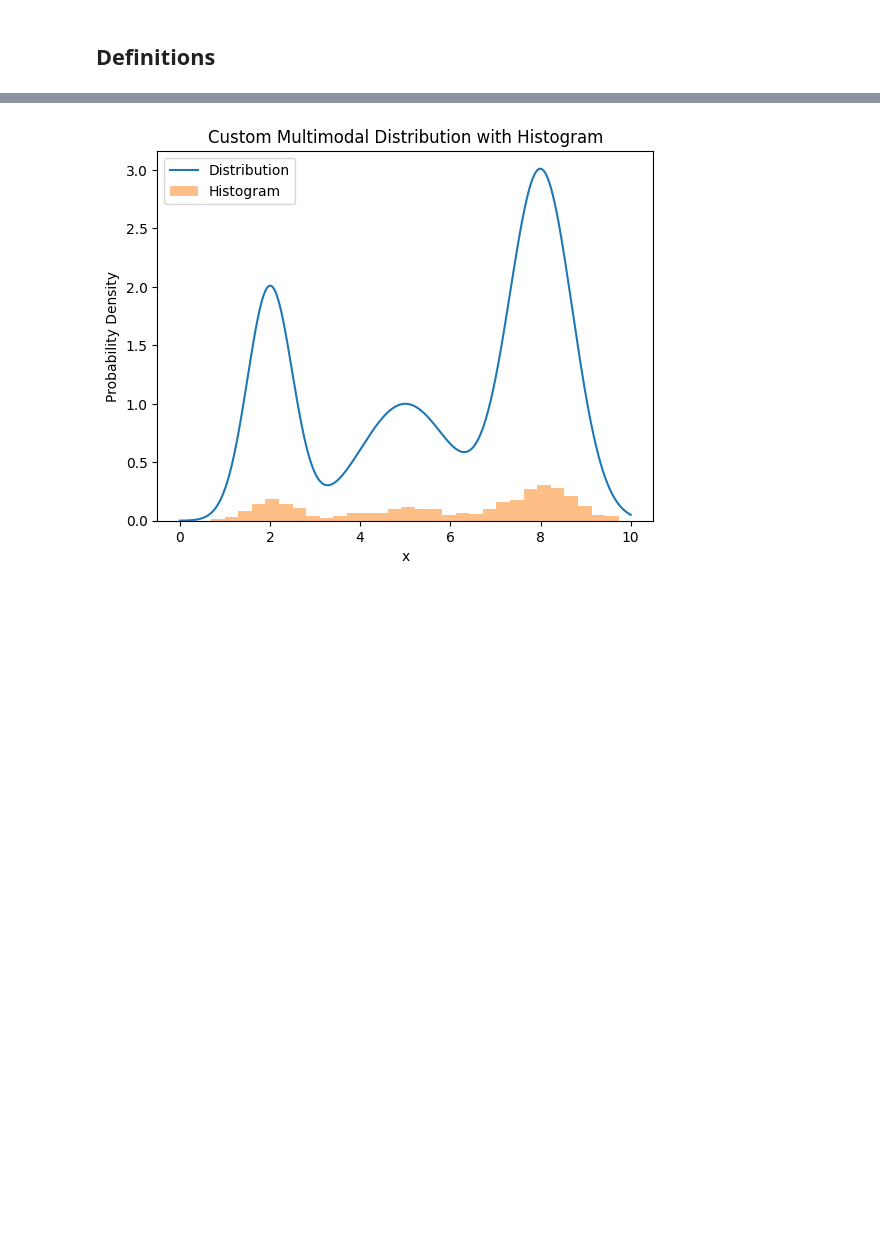
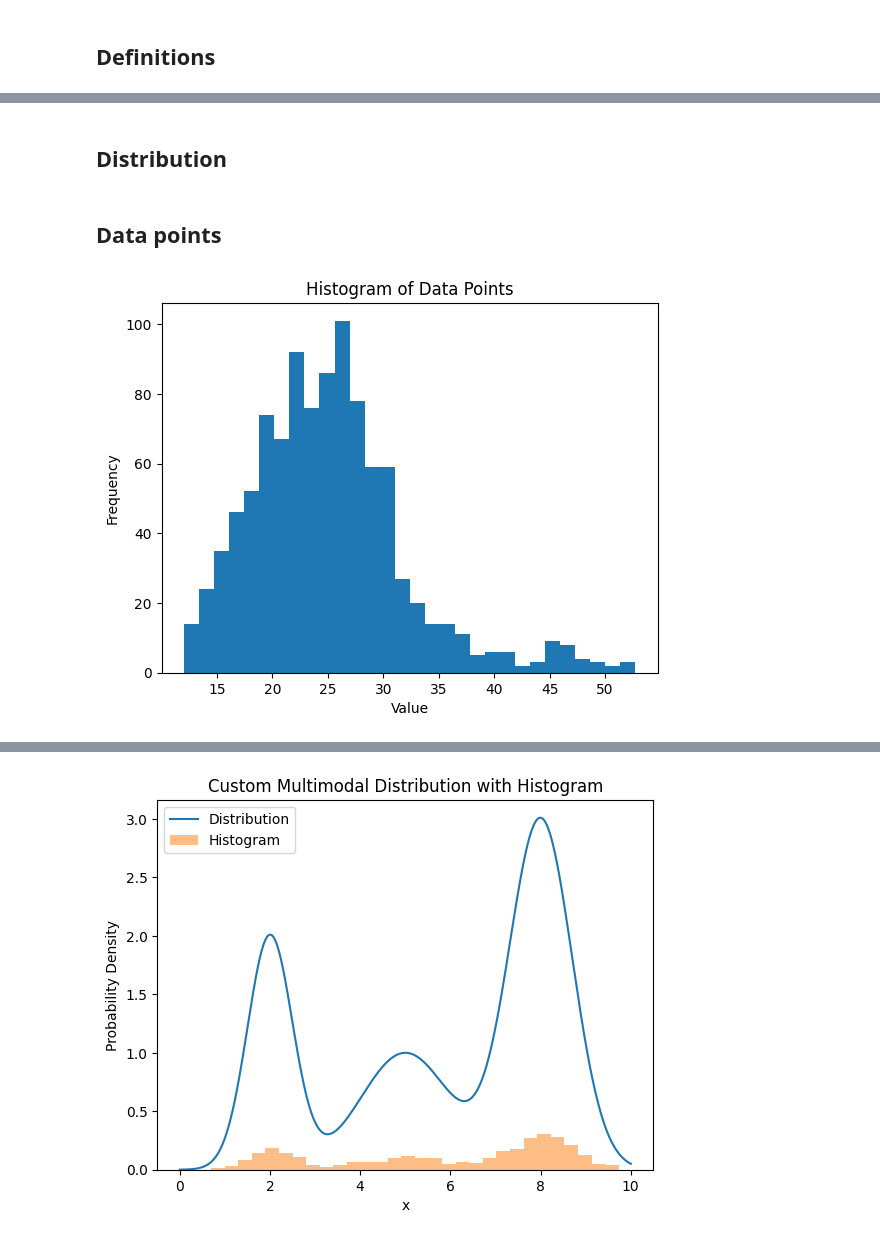
Before and after one commit to luquelab/lab-data-science, a Jupyter notebook: notebooks/generate_multimodal_data.ipynb, the cells around one changed output, grey strips where cells are left out. Drawn from its saved outputs; the diff is of its cells as text; code cells hidden in the pictures; blank space fills up the shorter version.

Commit message:
Define a function to generate data points. #1.

```diff
--- a/notebooks/generate_multimodal_data.ipynb
+++ b/notebooks/generate_multimodal_data.ipynb
@@ -121,0 +96,23 @@ modes.mode_std
+# %%
+# This function generates the data points for a distribution
+def generate_data_points(distribution, x_range, num_points):
+    """
+    Generates data points based on the given distribution.
+
+    Args:
+        distribution (numpy.ndarray): The probability distribution.
+        x_range (tuple): Range of x-values for the distribution (min, max).
+        num_points (int): Number of data points to generate.
+
+    Returns:
+        numpy.ndarray: The generated data points.
+    """
+
+    x = np.linspace(x_range[0], x_range[1], num_points)
+    cdf = np.cumsum(distribution)  # Calculate cumulative distribution function
+    cdf /= cdf[-1]  # Normalize CDF to range [0, 1]
+
+    random_numbers = np.random.rand(num_points)
+    data_points = np.interp(random_numbers, cdf, x)  # Inverse transform sampling
+
+    return data_points
@@ -121,0 +121,25 @@ modes.mode_std
+# %% [markdown]
+## Distribution
+# %%
+# Generte multimodal distribution
+distribution = multimodal_distribution(x_range, modes,n_data)
+# %% [markdown]
+## Data points
+# %%
+# Generate data points
+num_points = n_data
+data_points = generate_data_points(distribution, x_range, num_points)
+# %%
+# prompt: Plot histogram for data points
+
+import matplotlib.pyplot as plt
+
+# Assuming 'data_points' is already defined from the previous code
+
+plt.hist(data_points, bins=30)  # Adjust the number of bins as needed
+plt.xlabel('Value')
+plt.ylabel('Frequency')
+plt.title('Histogram of Data Points')
+plt.show()
+# %% [output]
+[figure, added]
```
Also changed, not shown: parts of 10 cells of this notebook.
